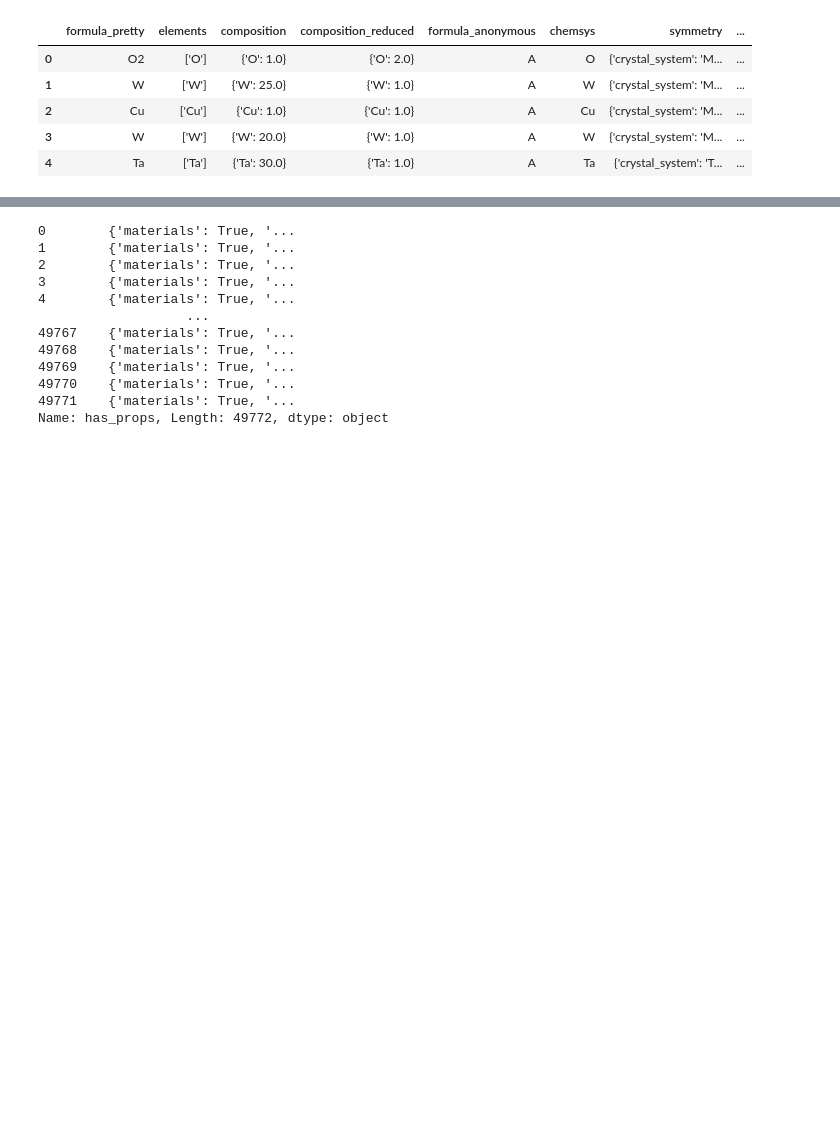
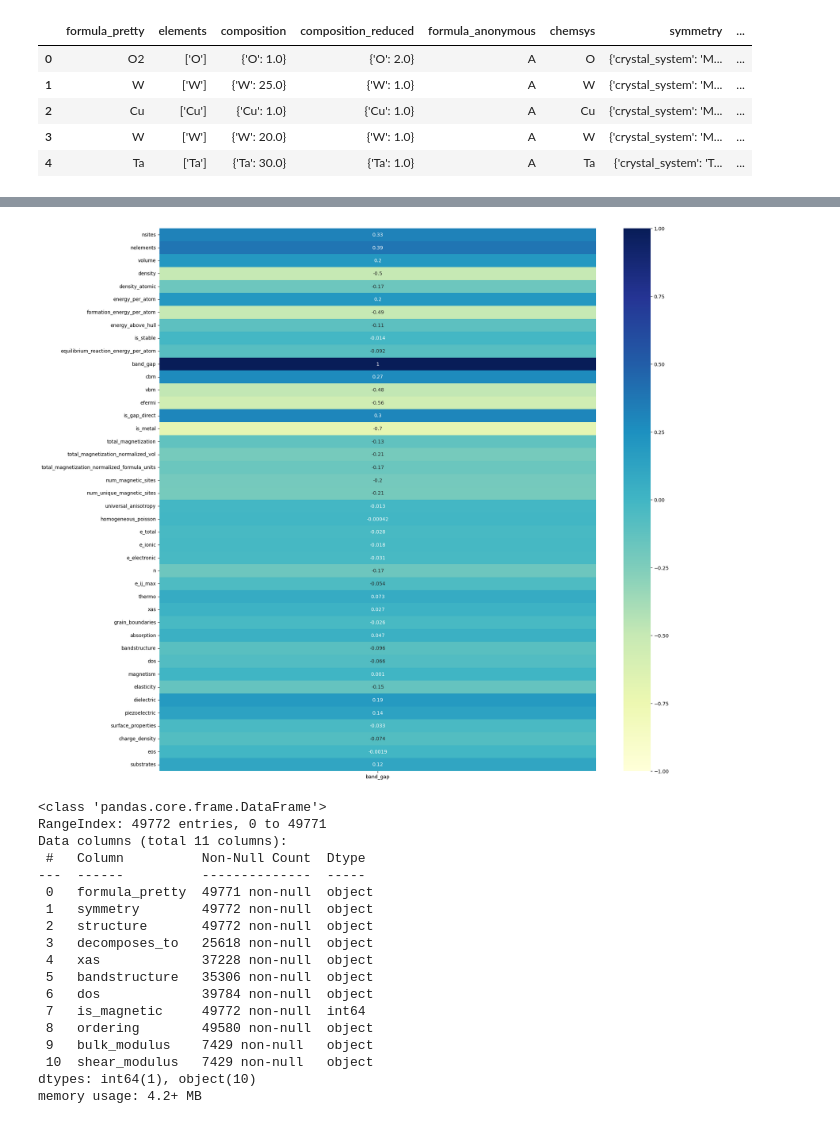
Before and after one commit to C-Wirth/COS-472-Project-Team-Rinder-, a Jupyter notebook: ipynb_files/5_investigate_band_gap.ipynb, the cells around one changed output, grey strips where cells are left out. Drawn from its saved outputs; the diff is of its cells as text; code cells hidden in the pictures; blank space fills up the shorter version.

```diff
--- a/ipynb_files/5_investigate_band_gap.ipynb
+++ b/ipynb_files/5_investigate_band_gap.ipynb
@@ -140,15 +251,34 @@ categorical_df.head()
+# %%
+#These values provide no insight - either all 1 or 0 - drop them all
+numerical_df.drop(['chemenv', 'materials', 'electronic_structure', 'oxi_states', 'provenance', 'phonon', 'insertion_electrodes'], inplace=True, axis=1)
+
+plt.figure(figsize=(20, 20))
+corr_matrix = numerical_df.corr()
+
+corr_survived = corr_matrix[['band_gap']]
+sns.heatmap(corr_survived, annot=True, cmap="YlGnBu", vmin=-1, vmax=1)
+
+plt.show()
+# %% [output]
+[figure, added]
 # %%
-categorical_df['has_props']
+categorical_df.info()
 # %% [output]
-0        {'materials': True, '...
-1        {'materials': True, '...
-2        {'materials': True, '...
-3        {'materials': True, '...
-4        {'materials': True, '...
-                   ...
-49767    {'materials': True, '...
-49768    {'materials': True, '...
-49769    {'materials': True, '...
-49770    {'materials': True, '...
-49771    {'materials': True, '...
-Name: has_props, Length: 49772, dtype: object
+<class 'pandas.core.frame.DataFrame'>
+RangeIndex: 49772 entries, 0 to 49771
+Data columns (total 11 columns):
+ #   Column          Non-Null Count  Dtype
+---  ------          --------------  -----
+ 0   formula_pretty  49771 non-null  object
+ 1   symmetry        49772 non-null  object
+ 2   structure       49772 non-null  object
+ 3   decomposes_to   25618 non-null  object
+ 4   xas             37228 non-null  object
+ 5   bandstructure   35306 non-null  object
+ 6   dos             39784 non-null  object
+ 7   is_magnetic     49772 non-null  int64
+ 8   ordering        49580 non-null  object
+ 9   bulk_modulus    7429 non-null   object
+ 10  shear_modulus   7429 non-null   object
+dtypes: int64(1), object(10)
+memory usage: 4.2+ MB
```
Also changed, not shown: parts of 8 cells of this notebook.
